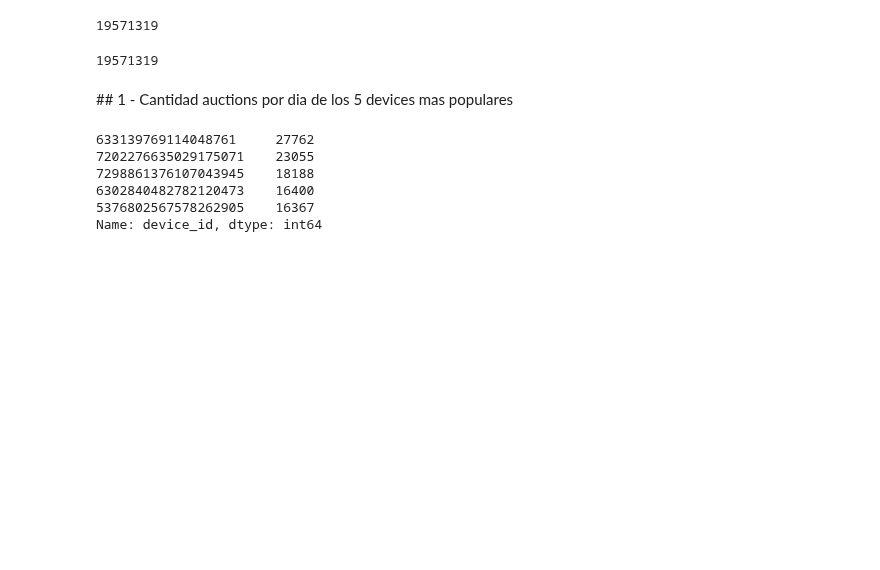
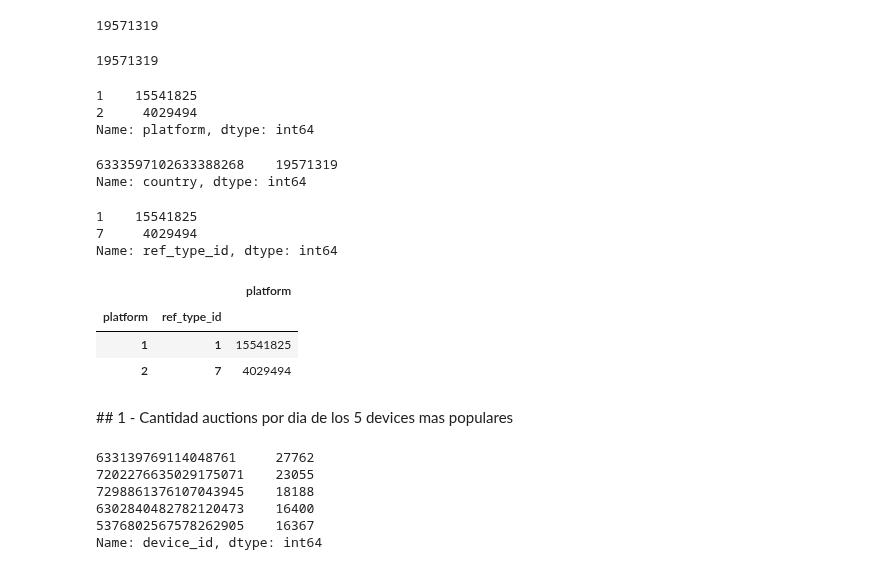
Before and after one commit to sberoch/Datos, a Jupyter notebook: auctions.ipynb, the cells around one changed output. Drawn from its saved outputs; the diff is of its cells as text; code cells hidden in the pictures; blank space fills up the shorter version.

```diff
--- a/auctions.ipynb
+++ b/auctions.ipynb
@@ -33,6 +33,30 @@ auctions['auction_type_id'].isnull().sum()
 # Auction Type ID es todo Null #
 # %% [output]
 19571319
+# %%
+auctions['platform'].value_counts()
+# %% [output]
+1    15541825
+2     4029494
+Name: platform, dtype: int64
+# %%
+auctions['country'].value_counts()
+# %% [output]
+6333597102633388268    19571319
+Name: country, dtype: int64
+# %%
+auctions['ref_type_id'].value_counts()
+# %% [output]
+1    15541825
+7     4029494
+Name: ref_type_id, dtype: int64
+# %%
+auctions.groupby(['platform', 'ref_type_id']).agg({'platform' : 'count'})
+# %% [output]
+|  |  | platform |
+| platform | ref_type_id |  |
+| 1 | 1 | 15541825 |
+| 2 | 7 | 4029494 |
 # %% [markdown]
 ## 1 - Cantidad auctions por dia de los 5 devices mas populares
 # %%
```
Also changed, not shown: parts of 2 cells of this notebook.
